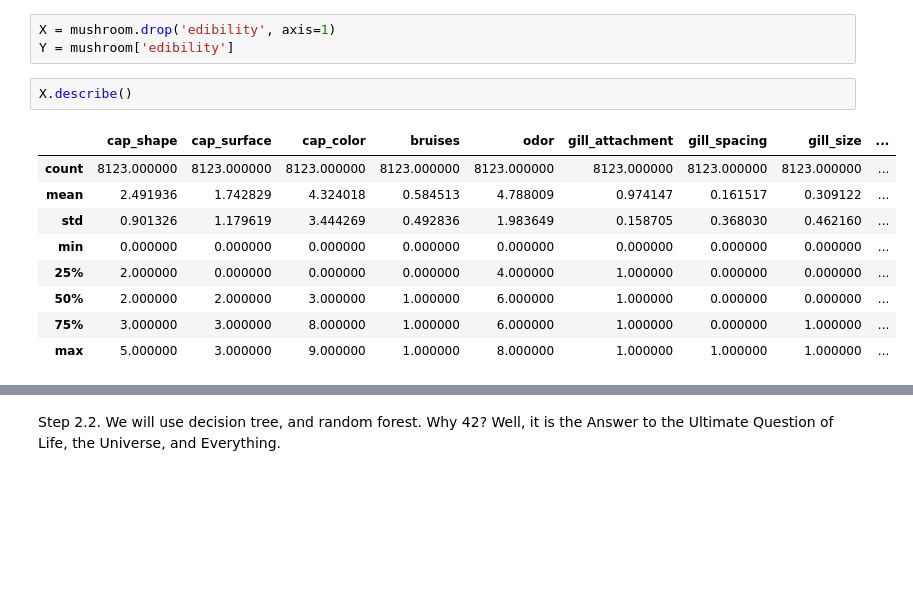
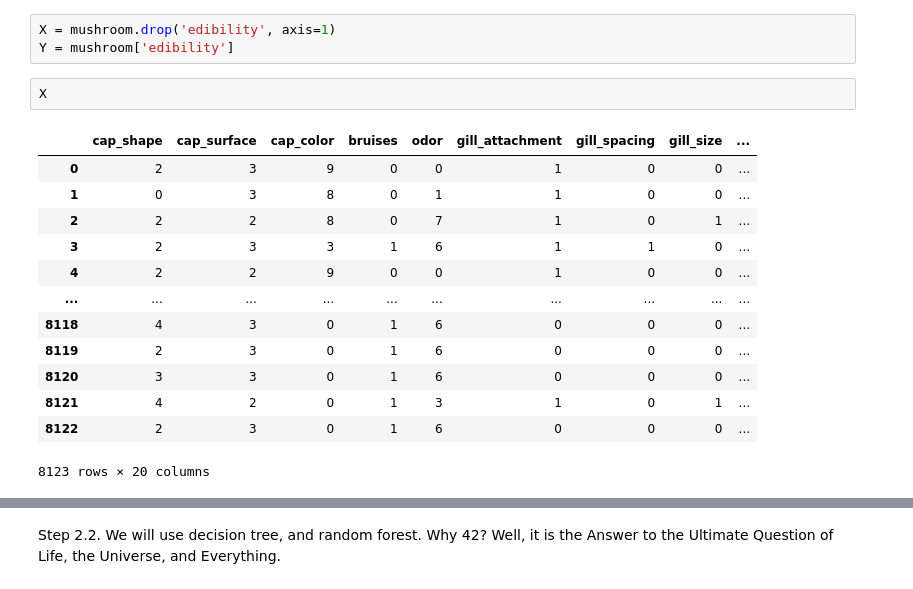
Before and after one commit to IL-BioByte/Mushrooms, a Jupyter notebook: prediction.ipynb, the cells around one changed output, grey strips where cells are left out. Drawn from its saved outputs; the diff is of its cells as text; blank space fills up the shorter version.

```diff
--- a/prediction.ipynb
+++ b/prediction.ipynb
@@ -318,14 +318,18 @@ from sklearn.tree import DecisionTreeClassifier
 X = mushroom.drop('edibility', axis=1)
 Y = mushroom['edibility']
 # %%
-X.describe()
+X
 # %% [output]
 |  | cap_shape | cap_surface | cap_color | bruises | odor | gill_attachment | gill_spacing | gill_size | ... |
-| count | 8123.000000 | 8123.000000 | 8123.000000 | 8123.000000 | 8123.000000 | 8123.000000 | 8123.000000 | 8123.000000 | ... |
-| mean | 2.491936 | 1.742829 | 4.324018 | 0.584513 | 4.788009 | 0.974147 | 0.161517 | 0.309122 | ... |
-| std | 0.901326 | 1.179619 | 3.444269 | 0.492836 | 1.983649 | 0.158705 | 0.368030 | 0.462160 | ... |
-| min | 0.000000 | 0.000000 | 0.000000 | 0.000000 | 0.000000 | 0.000000 | 0.000000 | 0.000000 | ... |
-| 25% | 2.000000 | 0.000000 | 0.000000 | 0.000000 | 4.000000 | 1.000000 | 0.000000 | 0.000000 | ... |
-| 50% | 2.000000 | 2.000000 | 3.000000 | 1.000000 | 6.000000 | 1.000000 | 0.000000 | 0.000000 | ... |
-| 75% | 3.000000 | 3.000000 | 8.000000 | 1.000000 | 6.000000 | 1.000000 | 0.000000 | 1.000000 | ... |
-| max | 5.000000 | 3.000000 | 9.000000 | 1.000000 | 8.000000 | 1.000000 | 1.000000 | 1.000000 | ... |
+| 0 | 2 | 3 | 9 | 0 | 0 | 1 | 0 | 0 | ... |
+| 1 | 0 | 3 | 8 | 0 | 1 | 1 | 0 | 0 | ... |
+| 2 | 2 | 2 | 8 | 0 | 7 | 1 | 0 | 1 | ... |
+| 3 | 2 | 3 | 3 | 1 | 6 | 1 | 1 | 0 | ... |
+| 4 | 2 | 2 | 9 | 0 | 0 | 1 | 0 | 0 | ... |
+| ... | ... | ... | ... | ... | ... | ... | ... | ... | ... |
+| 8118 | 4 | 3 | 0 | 1 | 6 | 0 | 0 | 0 | ... |
+| 8119 | 2 | 3 | 0 | 1 | 6 | 0 | 0 | 0 | ... |
+| 8120 | 3 | 3 | 0 | 1 | 6 | 0 | 0 | 0 | ... |
+| 8121 | 4 | 2 | 0 | 1 | 3 | 1 | 0 | 1 | ... |
+| 8122 | 2 | 3 | 0 | 1 | 6 | 0 | 0 | 0 | ... |
+8123 rows × 20 columns
```
Also changed, not shown: parts of 11 cells of this notebook, 3 other files.
